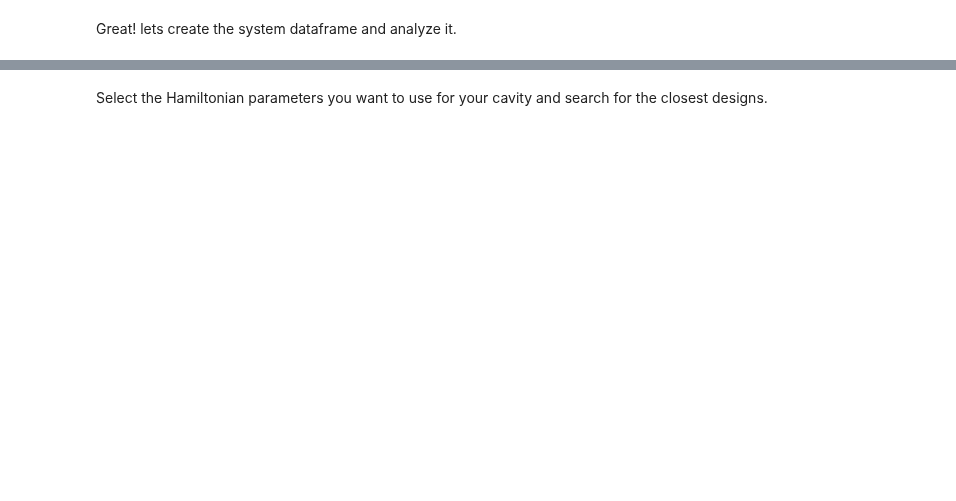
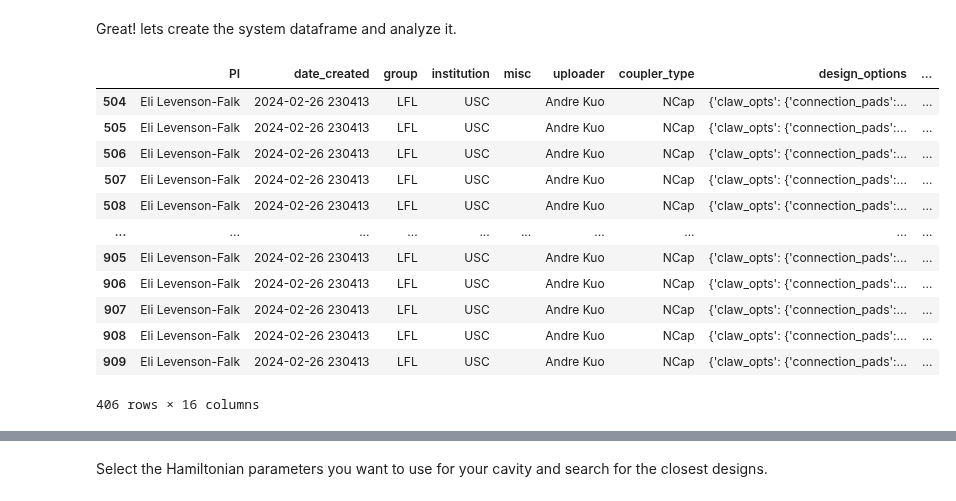
Before and after one commit to LFL-Lab/SQuADDS, a Jupyter notebook: tutorials/Tutorial-1_Getting_Started_with_SQuADDS.ipynb, the cells around one changed output, grey strips where cells are left out. Saved outputs shown, nothing was run; the diff lists cells and outputs as text; code cells hidden in the pictures; blank space fills up the shorter version.

```diff
--- a/tutorials/Tutorial-1_Getting_Started_with_SQuADDS.ipynb
+++ b/tutorials/Tutorial-1_Getting_Started_with_SQuADDS.ipynb
@@ -425,6 +379,22 @@ Selected coupler:  CLT
 Great! lets create the system dataframe and analyze it.
 # %%
 df = db.create_system_df()
+# %%
+df
+# %% [output]
+|  | PI | date_created | group | institution | misc | uploader | coupler_type | design_options | ... |
+| 504 | Eli Levenson-Falk | 2024-02-26 230413 | LFL | USC |  | Andre Kuo | NCap | {'claw_opts': {'connection_pads':... | ... |
+| 505 | Eli Levenson-Falk | 2024-02-26 230413 | LFL | USC |  | Andre Kuo | NCap | {'claw_opts': {'connection_pads':... | ... |
+| 506 | Eli Levenson-Falk | 2024-02-26 230413 | LFL | USC |  | Andre Kuo | NCap | {'claw_opts': {'connection_pads':... | ... |
+| 507 | Eli Levenson-Falk | 2024-02-26 230413 | LFL | USC |  | Andre Kuo | NCap | {'claw_opts': {'connection_pads':... | ... |
+| 508 | Eli Levenson-Falk | 2024-02-26 230413 | LFL | USC |  | Andre Kuo | NCap | {'claw_opts': {'connection_pads':... | ... |
+| ... | ... | ... | ... | ... | ... | ... | ... | ... | ... |
+| 905 | Eli Levenson-Falk | 2024-02-26 230413 | LFL | USC |  | Andre Kuo | NCap | {'claw_opts': {'connection_pads':... | ... |
+| 906 | Eli Levenson-Falk | 2024-02-26 230413 | LFL | USC |  | Andre Kuo | NCap | {'claw_opts': {'connection_pads':... | ... |
+| 907 | Eli Levenson-Falk | 2024-02-26 230413 | LFL | USC |  | Andre Kuo | NCap | {'claw_opts': {'connection_pads':... | ... |
+| 908 | Eli Levenson-Falk | 2024-02-26 230413 | LFL | USC |  | Andre Kuo | NCap | {'claw_opts': {'connection_pads':... | ... |
+| 909 | Eli Levenson-Falk | 2024-02-26 230413 | LFL | USC |  | Andre Kuo | NCap | {'claw_opts': {'connection_pads':... | ... |
+406 rows × 16 columns
 # %%
 analyzer = Analyzer(db)
 # %%
```
Also changed, not shown: parts of 30 cells of this notebook, 2 other files.
